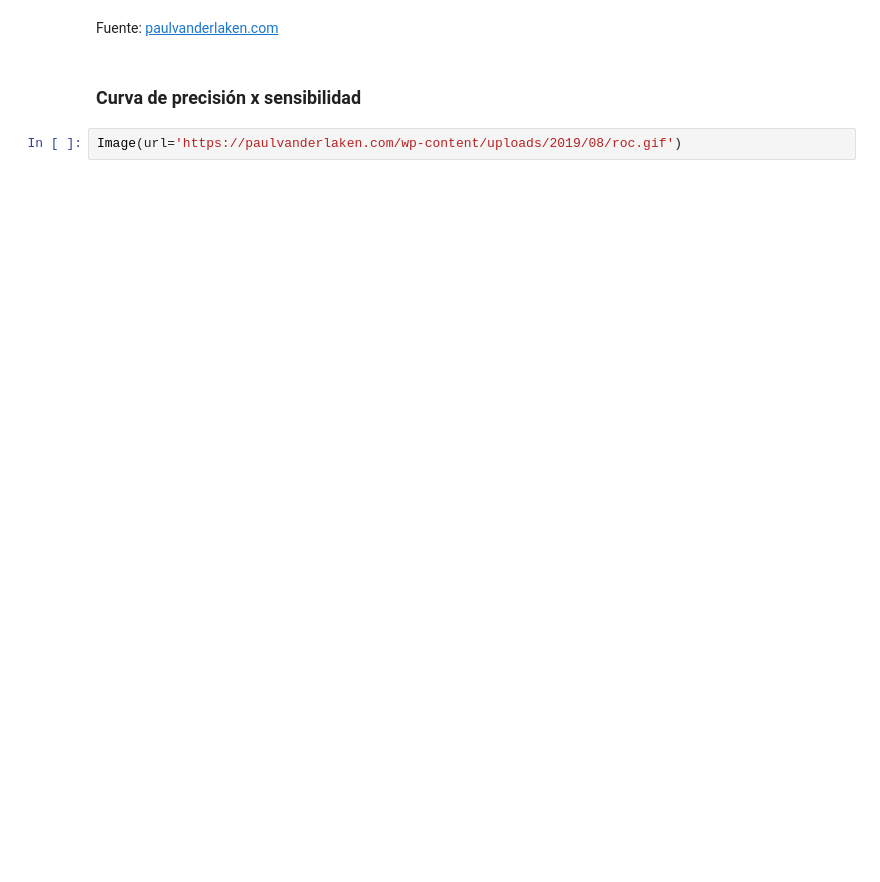
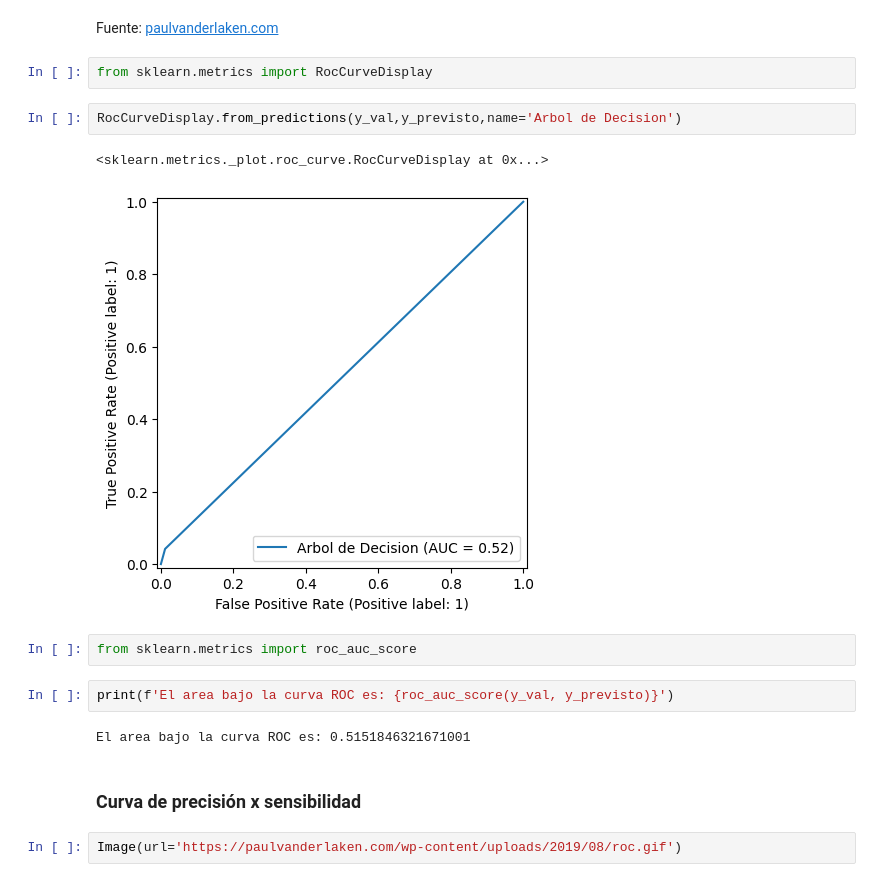
Before and after one commit to yuri19762008/001_ORACLE, a Jupyter notebook: 018_MACHINE_LEARNING/Clasificacion_validacion_y_metricas.ipynb, the cells around one changed output. Cells and saved outputs as stored; diff of their text form; blank space fills up the shorter version.

```diff
--- a/018_MACHINE_LEARNING/Clasificacion_validacion_y_metricas.ipynb
+++ b/018_MACHINE_LEARNING/Clasificacion_validacion_y_metricas.ipynb
@@ -126,6 +144,19 @@ Image(url='https://raw.githubusercontent.com/dariyasydykova/open_projects/master
 [interactive output not drawn]
 # %% [markdown]
 Fuente: [paulvanderlaken.com](https://paulvanderlaken.com/2019/08/16/roc-auc-precision-and-recall-visually-explained/)
+# %%
+from sklearn.metrics import RocCurveDisplay
+# %%
+RocCurveDisplay.from_predictions(y_val,y_previsto,name='Arbol de Decision')
+# %% [output]
+<sklearn.metrics._plot.roc_curve.RocCurveDisplay at 0x...>
+[figure, added]
+# %%
+from sklearn.metrics import roc_auc_score
+# %%
+print(f'El area bajo la curva ROC es: {roc_auc_score(y_val, y_previsto)}')
+# %% [output]
+El area bajo la curva ROC es: 0.5151846321671001
 # %% [markdown]
 ### Curva de  precisión x sensibilidad
 # %%
```
Also changed, not shown: parts of 8 cells of this notebook.
